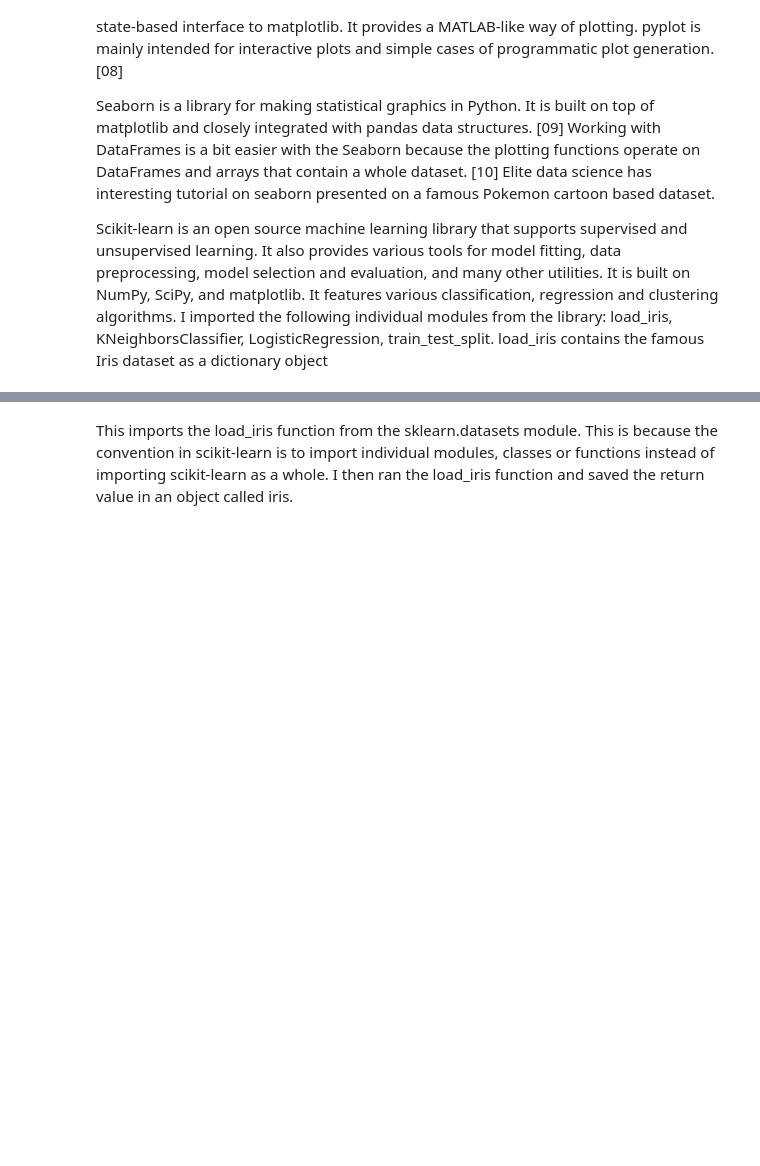
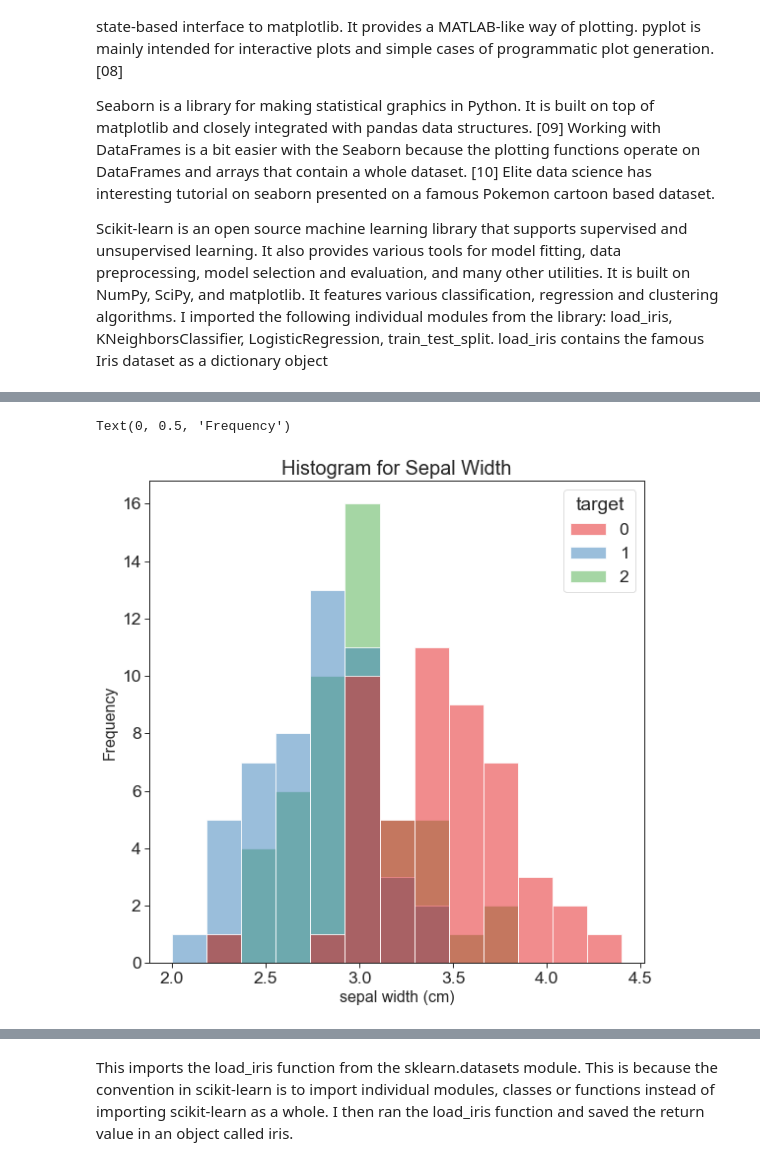
Before and after one commit to Cormac88/pands-project, a Jupyter notebook: README.ipynb, the cells around one changed output, grey strips where cells are left out. Drawn from its saved outputs; the diff is of its cells as text; code cells hidden in the pictures; blank space fills up the shorter version.

```diff
--- a/README.ipynb
+++ b/README.ipynb
@@ -62,0 +183,11 @@ https://en.wikipedia.org/wiki/Scikit-learn
+# %%
+sns.set_style("ticks")
+sns.set_context("paper", font_scale = 2)
+plt.figure(figsize = (9, 9))
+sns.histplot(data=df, x=sepal_width, hue="target", palette = "Set1")
+plt.title("Histogram for Sepal Width", size = 20)
+plt.xlabel(sepal_width_label, size = 16)
+plt.ylabel("Frequency", size = 16)
+# %% [output]
+Text(0, 0.5, 'Frequency')
+[figure, added]
```
Also changed, not shown: parts of 93 cells of this notebook, 11 other files.
